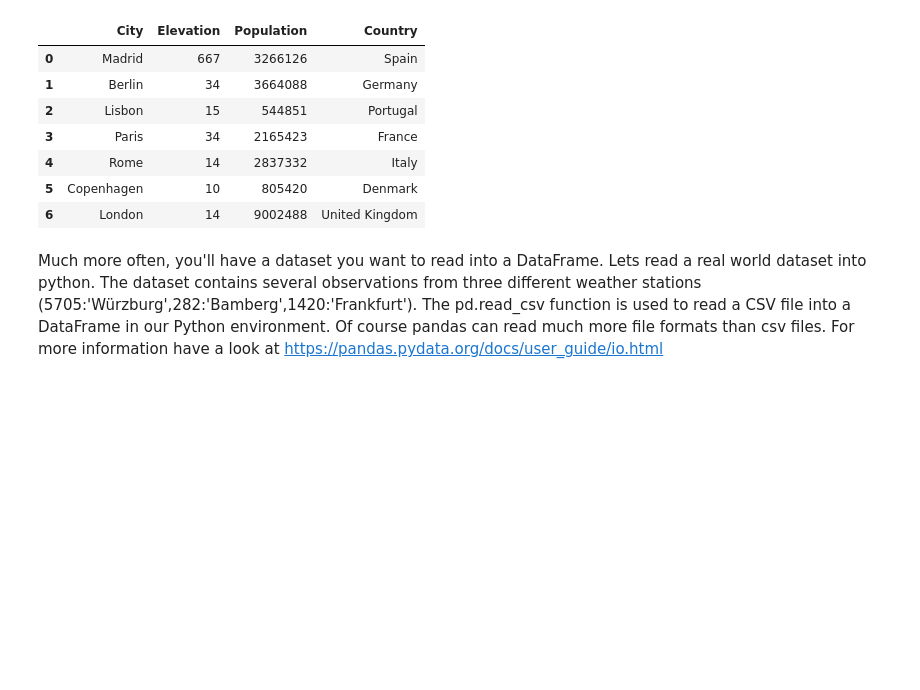
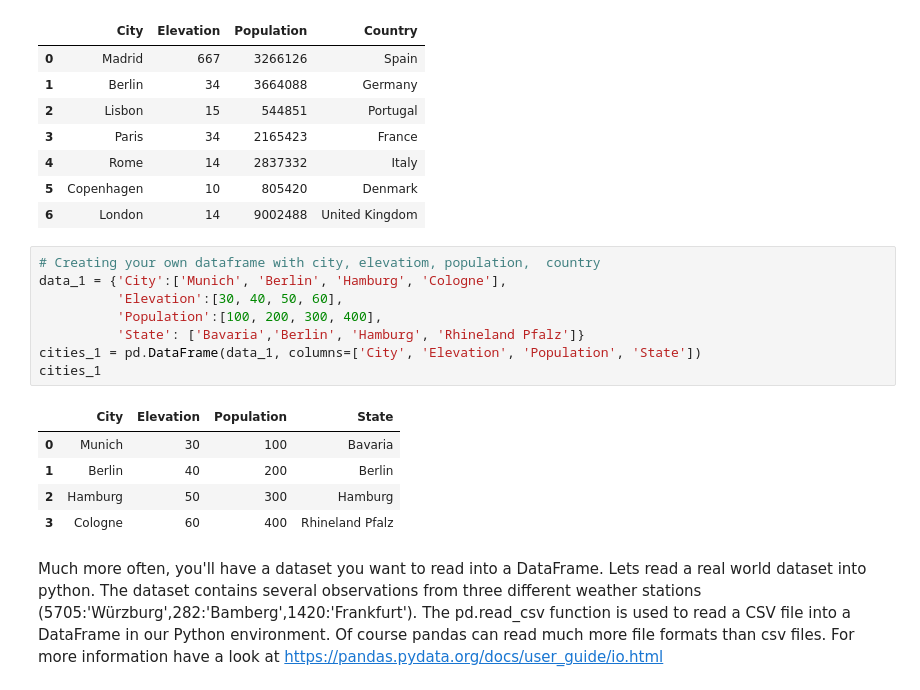
Before and after one commit to Subarno2098/EAGLE-GitHub, a Jupyter notebook: Spatial_Python_2023/02_DataAnalysis.ipynb, the cells around one changed output. Drawn from its saved outputs; the diff is of its cells as text; blank space fills up the shorter version.

```diff
--- a/Spatial_Python_2023/02_DataAnalysis.ipynb
+++ b/Spatial_Python_2023/02_DataAnalysis.ipynb
@@ -98,6 +136,20 @@ cities
 | 4 | Rome | 14 | 2837332 | Italy |
 | 5 | Copenhagen | 10 | 805420 | Denmark |
 | 6 | London | 14 | 9002488 | United Kingdom |
+# %%
+# Creating your own dataframe with city, elevatiom, population,  country
+data_1 = {'City':['Munich', 'Berlin', 'Hamburg', 'Cologne'],
+          'Elevation':[30, 40, 50, 60],
+          'Population':[100, 200, 300, 400],
+          'State': ['Bavaria','Berlin', 'Hamburg', 'Rhineland Pfalz']}
+cities_1 = pd.DataFrame(data_1, columns=['City', 'Elevation', 'Population', 'State'])
+cities_1
+# %% [output]
+|  | City | Elevation | Population | State |
+| 0 | Munich | 30 | 100 | Bavaria |
+| 1 | Berlin | 40 | 200 | Berlin |
+| 2 | Hamburg | 50 | 300 | Hamburg |
+| 3 | Cologne | 60 | 400 | Rhineland Pfalz |
 # %% [markdown]
 Much more often, you'll have a dataset you want to read into a DataFrame. Lets read a real world dataset into python. The dataset contains several observations from three different weather stations (5705:'Würzburg',282:'Bamberg',1420:'Frankfurt'). The pd.read_csv function is used to read a CSV file into a DataFrame in our Python environment. Of course pandas can read much more file formats than csv files. For more information have a look at https://pandas.pydata.org/docs/user_guide/io.html
 # %%
```
Also changed, not shown: parts of 40 cells of this notebook.
